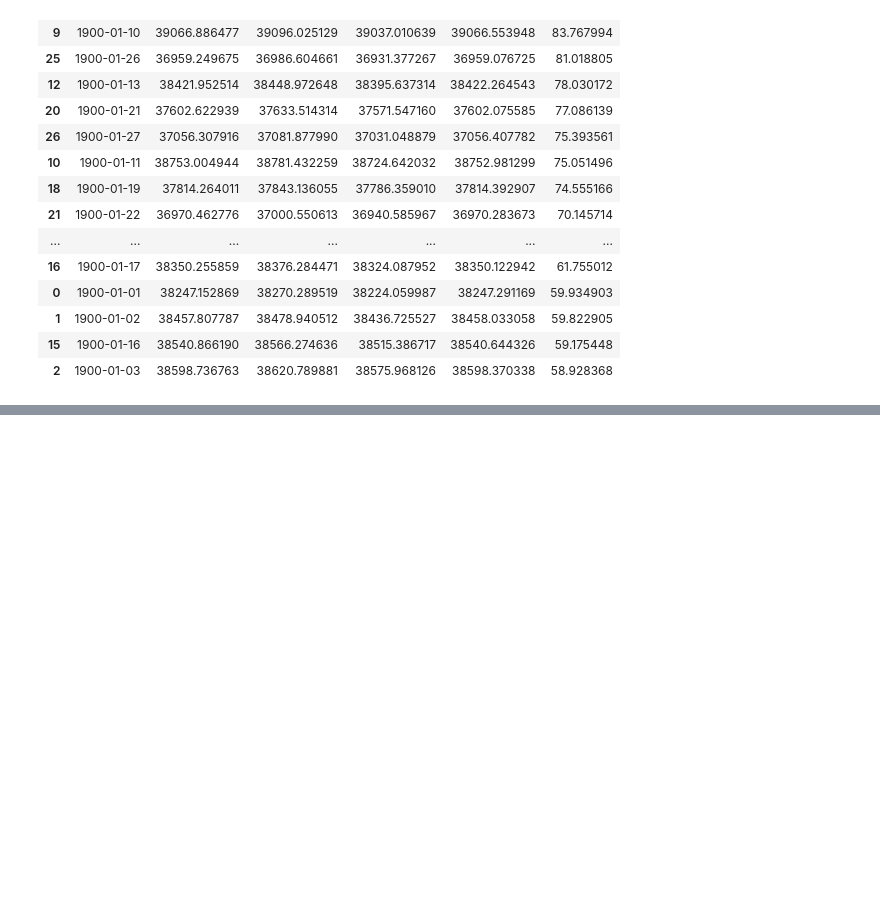
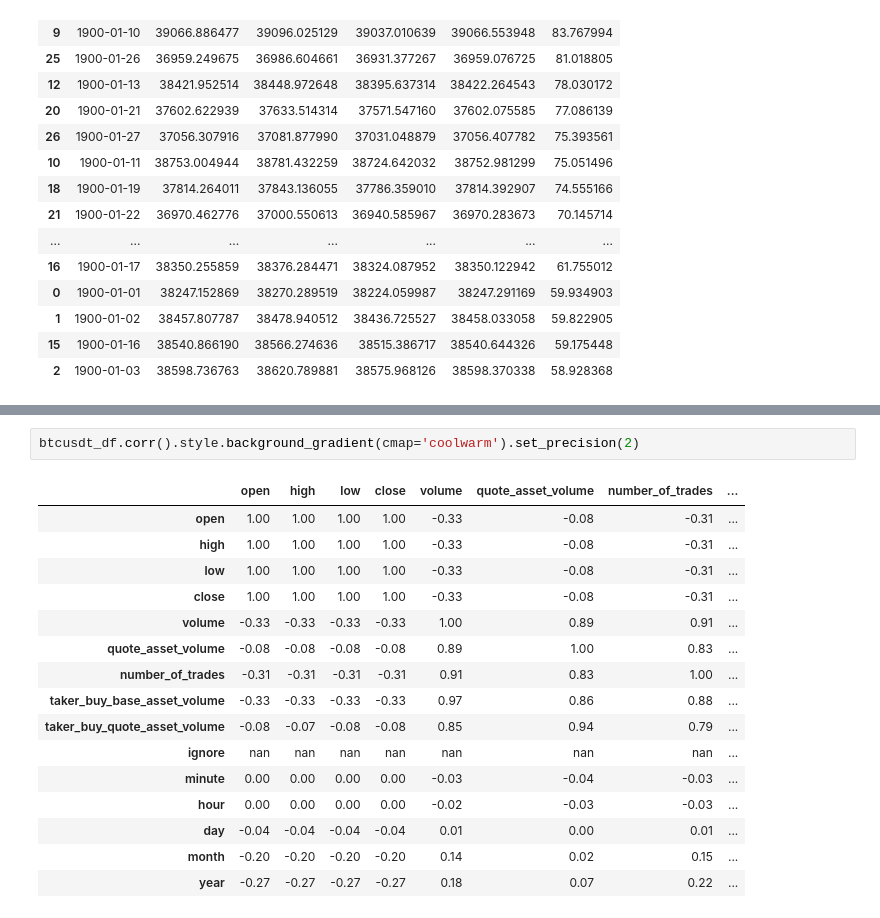
Before and after one commit to An-Tran-2001/Use-Your-Brain-To-Gamble, a Jupyter notebook: Data_normalization.ipynb, the cells around one changed output, grey strips where cells are left out. Drawn from its saved outputs; the diff is of its cells as text; blank space fills up the shorter version.

```diff
--- a/Data_normalization.ipynb
+++ b/Data_normalization.ipynb
@@ -790,0 +831,19 @@ df_day.sort_values(by='volume', ascending=False)
+# %%
+btcusdt_df.corr().style.background_gradient(cmap='coolwarm').set_precision(2)
+# %% [output]
+|  | open | high | low | close | volume | quote_asset_volume | number_of_trades | ... |
+| open | 1.00 | 1.00 | 1.00 | 1.00 | -0.33 | -0.08 | -0.31 | ... |
+| high | 1.00 | 1.00 | 1.00 | 1.00 | -0.33 | -0.08 | -0.31 | ... |
+| low | 1.00 | 1.00 | 1.00 | 1.00 | -0.33 | -0.08 | -0.31 | ... |
+| close | 1.00 | 1.00 | 1.00 | 1.00 | -0.33 | -0.08 | -0.31 | ... |
+| volume | -0.33 | -0.33 | -0.33 | -0.33 | 1.00 | 0.89 | 0.91 | ... |
+| quote_asset_volume | -0.08 | -0.08 | -0.08 | -0.08 | 0.89 | 1.00 | 0.83 | ... |
+| number_of_trades | -0.31 | -0.31 | -0.31 | -0.31 | 0.91 | 0.83 | 1.00 | ... |
+| taker_buy_base_asset_volume | -0.33 | -0.33 | -0.33 | -0.33 | 0.97 | 0.86 | 0.88 | ... |
+| taker_buy_quote_asset_volume | -0.08 | -0.07 | -0.08 | -0.08 | 0.85 | 0.94 | 0.79 | ... |
+| ignore | nan | nan | nan | nan | nan | nan | nan | ... |
+| minute | 0.00 | 0.00 | 0.00 | 0.00 | -0.03 | -0.04 | -0.03 | ... |
+| hour | 0.00 | 0.00 | 0.00 | 0.00 | -0.02 | -0.03 | -0.03 | ... |
+| day | -0.04 | -0.04 | -0.04 | -0.04 | 0.01 | 0.00 | 0.01 | ... |
+| month | -0.20 | -0.20 | -0.20 | -0.20 | 0.14 | 0.02 | 0.15 | ... |
+| year | -0.27 | -0.27 | -0.27 | -0.27 | 0.18 | 0.07 | 0.22 | ... |
```
Also changed, not shown: parts of 30 cells of this notebook.
